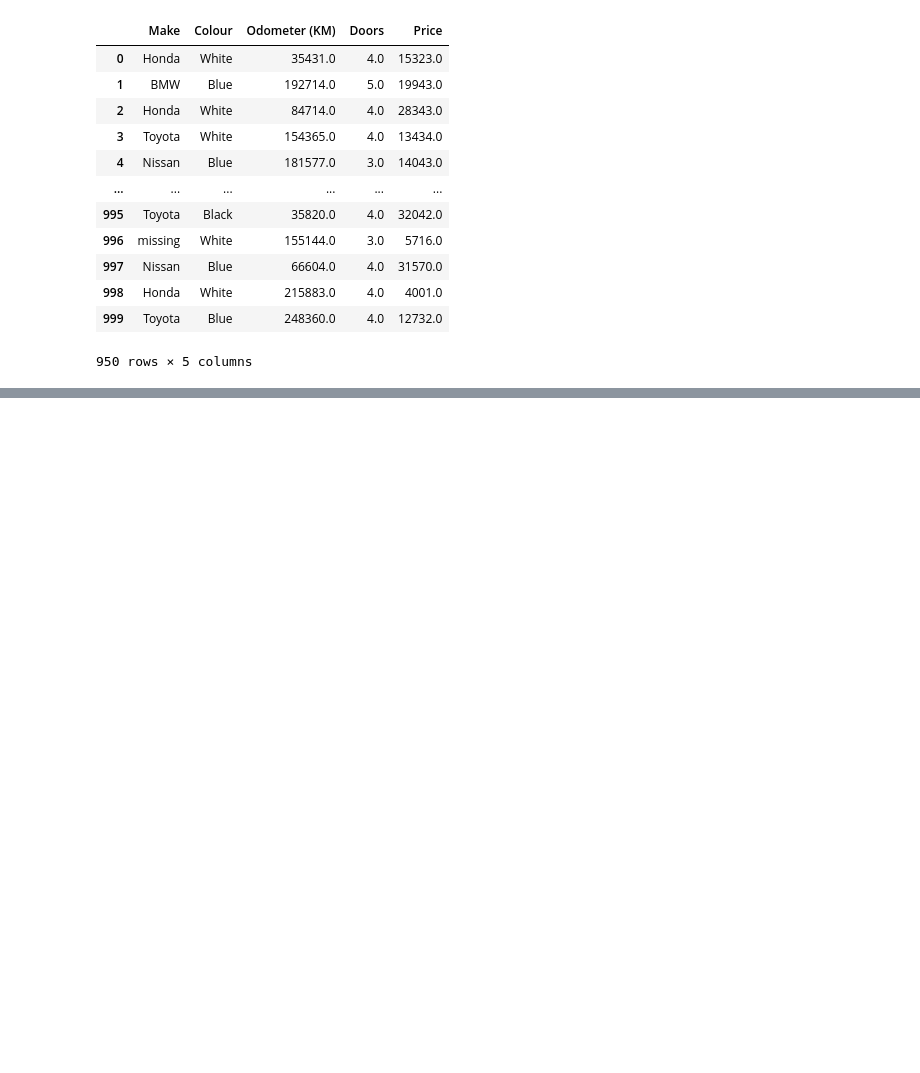
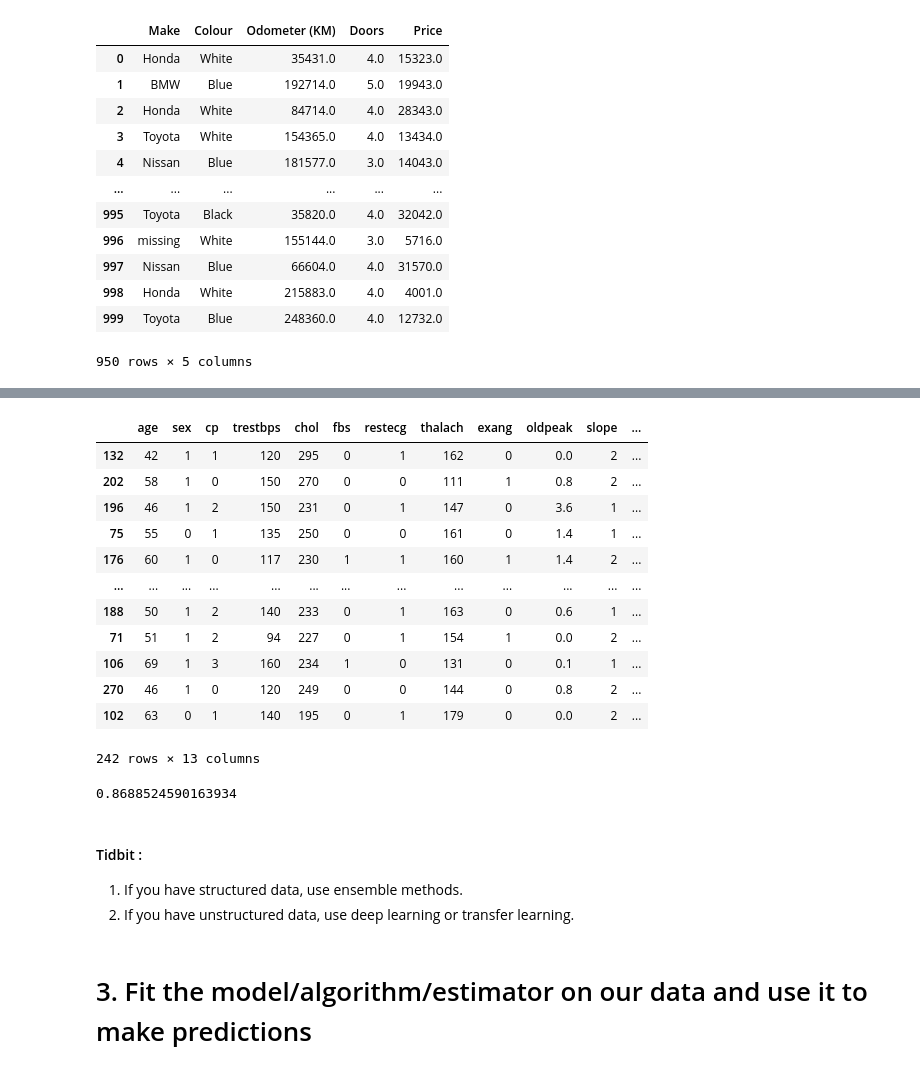
Before and after one commit to yucifer/dbourke-ml-ztm-course, a Jupyter notebook: data-science-and-ml-tools/Scikit-learn.ipynb, the cells around one changed output, grey strips where cells are left out. Drawn from its saved outputs; the diff is of its cells as text; code cells hidden in the pictures; blank space fills up the shorter version.

```diff
--- a/data-science-and-ml-tools/Scikit-learn.ipynb
+++ b/data-science-and-ml-tools/Scikit-learn.ipynb
@@ -529,0 +816,47 @@ car_sales_missing
+# %%
+X_train
+# %% [output]
+|  | age | sex | cp | trestbps | chol | fbs | restecg | thalach | exang | oldpeak | slope | ... |
+| 132 | 42 | 1 | 1 | 120 | 295 | 0 | 1 | 162 | 0 | 0.0 | 2 | ... |
+| 202 | 58 | 1 | 0 | 150 | 270 | 0 | 0 | 111 | 1 | 0.8 | 2 | ... |
+| 196 | 46 | 1 | 2 | 150 | 231 | 0 | 1 | 147 | 0 | 3.6 | 1 | ... |
+| 75 | 55 | 0 | 1 | 135 | 250 | 0 | 0 | 161 | 0 | 1.4 | 1 | ... |
+| 176 | 60 | 1 | 0 | 117 | 230 | 1 | 1 | 160 | 1 | 1.4 | 2 | ... |
+| ... | ... | ... | ... | ... | ... | ... | ... | ... | ... | ... | ... | ... |
+| 188 | 50 | 1 | 2 | 140 | 233 | 0 | 1 | 163 | 0 | 0.6 | 1 | ... |
+| 71 | 51 | 1 | 2 | 94 | 227 | 0 | 1 | 154 | 1 | 0.0 | 2 | ... |
+| 106 | 69 | 1 | 3 | 160 | 234 | 1 | 0 | 131 | 0 | 0.1 | 1 | ... |
+| 270 | 46 | 1 | 0 | 120 | 249 | 0 | 0 | 144 | 0 | 0.8 | 2 | ... |
+| 102 | 63 | 0 | 1 | 140 | 195 | 0 | 1 | 179 | 0 | 0.0 | 2 | ... |
+242 rows × 13 columns
+# %%
+# Let's use ensemble estimator
+from sklearn.ensemble import RandomForestClassifier
+
+# Set up random seed
+np.random.seed(42)
+
+# Get the data
+X = heart_disease.drop("target", axis=1)
+y = heart_disease["target"]
+
+# Split the data into train and test set
+X_train, X_test, y_train, y_test = train_test_split(X, y, test_size=0.2)
+
+# Instantiate the model
+rfc_model = RandomForestClassifier(n_estimators=20000)
+
+# Train the model on the training set.
+rfc_model.fit(X_train, y_train)
+
+# Evaluate the model on test set.
+rfc_model.score(X_test, y_test)
+# %% [output]
+0.8688524590163934
+# %% [markdown]
+#### Tidbit :
+
+1. If you have structured data, use ensemble methods.
+2. If you have unstructured data, use deep learning or transfer learning.
+# %% [markdown]
+# 3. Fit the model/algorithm/estimator on our data and use it to make predictions
```
Also changed, not shown: parts of 61 cells of this notebook, 1 other file.
